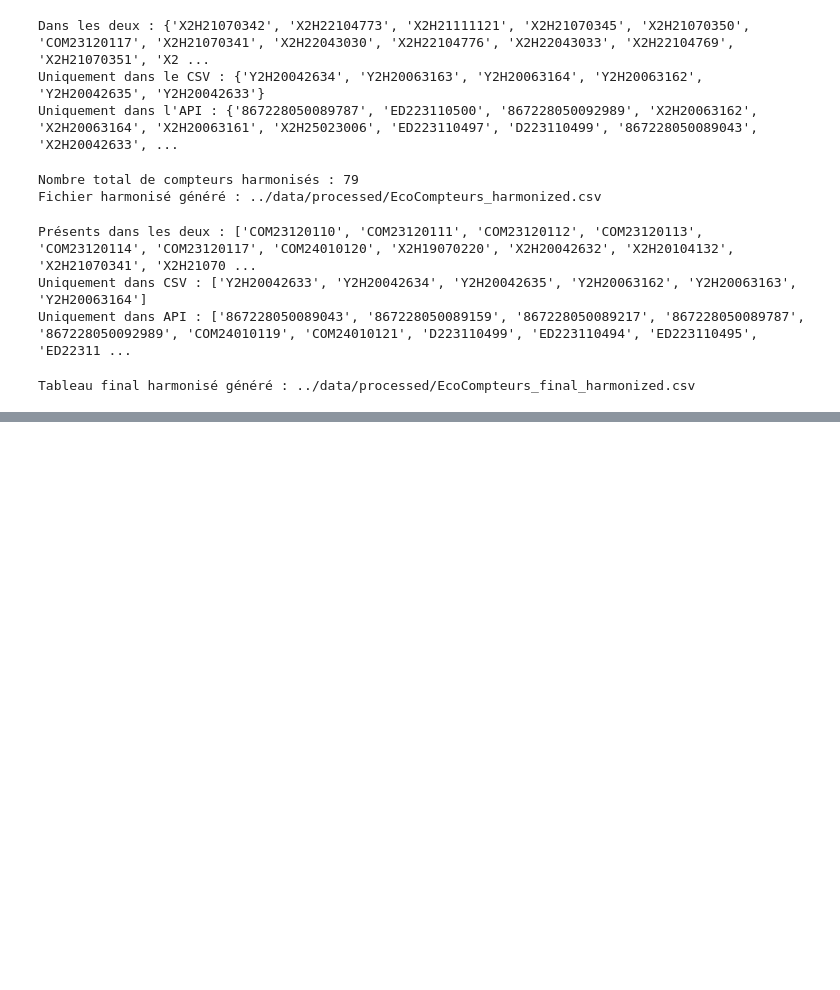
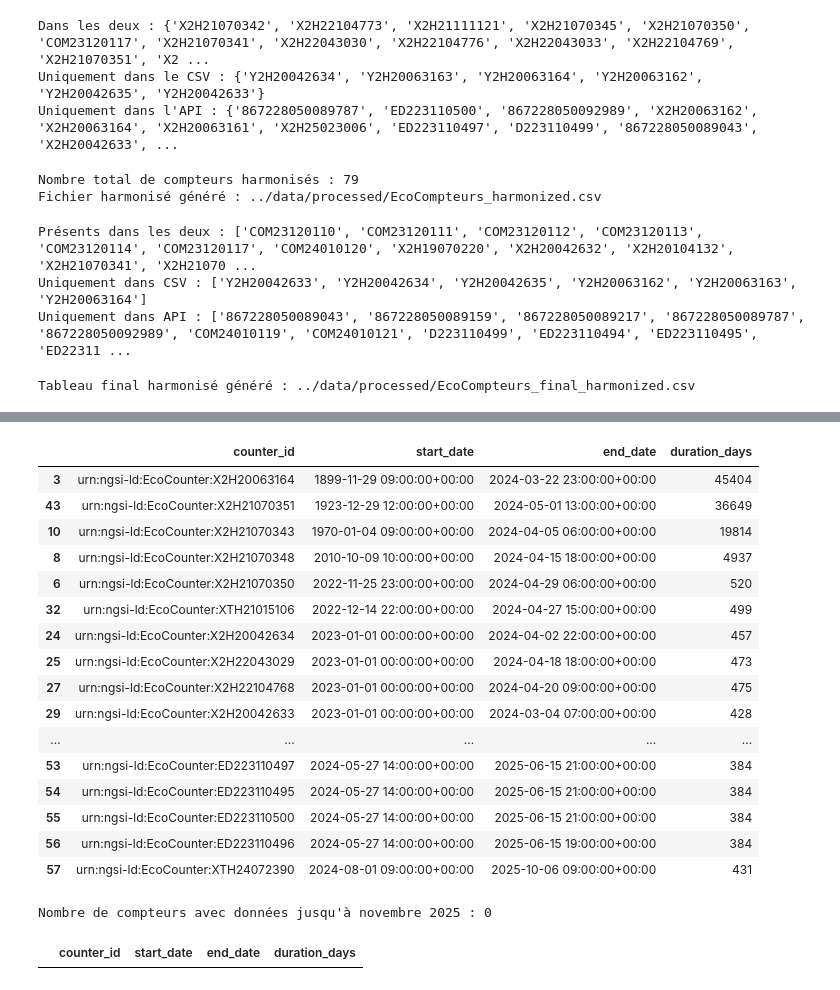
Before and after one commit to nabil-ghazali/velomag_montpellier, a Jupyter notebook: notebooks/EDA.ipynb, the cells around one changed output, grey strips where cells are left out. Saved outputs shown, nothing was run; the diff lists cells and outputs as text; code cells hidden in the pictures; blank space fills up the shorter version.

```diff
--- a/notebooks/EDA.ipynb
+++ b/notebooks/EDA.ipynb
@@ -543,0 +757,12 @@ print(df_all_counters.info())
+# %%
+url = "https://portail-api-data.montpellier3m.fr/ecocounter?limit=1000"
+response = requests.get(url)
+data = response.json()
+
+df_api = pd.json_normalize(data)
+
+# Liste des IDs des compteurs
+counter_ids = df_api['id'].unique()
+
+print("Nombre de compteurs :", len(counter_ids))
+print(counter_ids[:5])  # aperçu
@@ -543,0 +798,15 @@ print(df_all_counters.info())
+# %%
+results = []
+
+for counter in counter_ids:
+    start, end = get_counter_date_range(counter)
+
+    results.append({
+        "counter_id": counter,
+        "start_date": start,
+        "end_date": end
+    })
+
+df_ranges = pd.DataFrame(results)
+
+print(df_ranges.head())
@@ -543,0 +827,3 @@ print(df_all_counters.info())
+# %%
+df_ranges = df_ranges.sort_values(by="start_date")
+df_ranges
@@ -543,0 +848,24 @@ print(df_all_counters.info())
+# %%
+df_ranges['duration_days'] = (df_ranges['end_date'] - df_ranges['start_date']).dt.days
+
+df_valid = df_ranges[df_ranges['duration_days'] > 365]
+
+df_valid
+# %% [output]
+|  | counter_id | start_date | end_date | duration_days |
+| 3 | urn:ngsi-ld:EcoCounter:X2H20063164 | 1899-11-29 09:00:00+00:00 | 2024-03-22 23:00:00+00:00 | 45404 |
+| 43 | urn:ngsi-ld:EcoCounter:X2H21070351 | 1923-12-29 12:00:00+00:00 | 2024-05-01 13:00:00+00:00 | 36649 |
+| 10 | urn:ngsi-ld:EcoCounter:X2H21070343 | 1970-01-04 09:00:00+00:00 | 2024-04-05 06:00:00+00:00 | 19814 |
+| 8 | urn:ngsi-ld:EcoCounter:X2H21070348 | 2010-10-09 10:00:00+00:00 | 2024-04-15 18:00:00+00:00 | 4937 |
+| 6 | urn:ngsi-ld:EcoCounter:X2H21070350 | 2022-11-25 23:00:00+00:00 | 2024-04-29 06:00:00+00:00 | 520 |
+| 32 | urn:ngsi-ld:EcoCounter:XTH21015106 | 2022-12-14 22:00:00+00:00 | 2024-04-27 15:00:00+00:00 | 499 |
+| 24 | urn:ngsi-ld:EcoCounter:X2H20042634 | 2023-01-01 00:00:00+00:00 | 2024-04-02 22:00:00+00:00 | 457 |
+| 25 | urn:ngsi-ld:EcoCounter:X2H22043029 | 2023-01-01 00:00:00+00:00 | 2024-04-18 18:00:00+00:00 | 473 |
+| 27 | urn:ngsi-ld:EcoCounter:X2H22104768 | 2023-01-01 00:00:00+00:00 | 2024-04-20 09:00:00+00:00 | 475 |
+| 29 | urn:ngsi-ld:EcoCounter:X2H20042633 | 2023-01-01 00:00:00+00:00 | 2024-03-04 07:00:00+00:00 | 428 |
+| ... | ... | ... | ... | ... |
+| 53 | urn:ngsi-ld:EcoCounter:ED223110497 | 2024-05-27 14:00:00+00:00 | 2025-06-15 21:00:00+00:00 | 384 |
+| 54 | urn:ngsi-ld:EcoCounter:ED223110495 | 2024-05-27 14:00:00+00:00 | 2025-06-15 21:00:00+00:00 | 384 |
+| 55 | urn:ngsi-ld:EcoCounter:ED223110500 | 2024-05-27 14:00:00+00:00 | 2025-06-15 21:00:00+00:00 | 384 |
+| 56 | urn:ngsi-ld:EcoCounter:ED223110496 | 2024-05-27 14:00:00+00:00 | 2025-06-15 19:00:00+00:00 | 384 |
+| 57 | urn:ngsi-ld:EcoCounter:XTH24072390 | 2024-08-01 09:00:00+00:00 | 2025-10-06 09:00:00+00:00 | 431 |
@@ -543,0 +880,10 @@ print(df_all_counters.info())
+# %%
+df_ranges['end_date'] = df_ranges['end_date'].dt.tz_localize(None)
+
+df_nov_2025 = df_ranges[df_ranges['end_date'] >= limit_date]
+
+print("Nombre de compteurs avec données jusqu'à novembre 2025 :", len(df_nov_2025))
+df_nov_2025
+# %% [output]
+Nombre de compteurs avec données jusqu'à novembre 2025 : 0
+|  | counter_id | start_date | end_date | duration_days |
```
Also changed, not shown: parts of 14 cells of this notebook, 3 other files.
